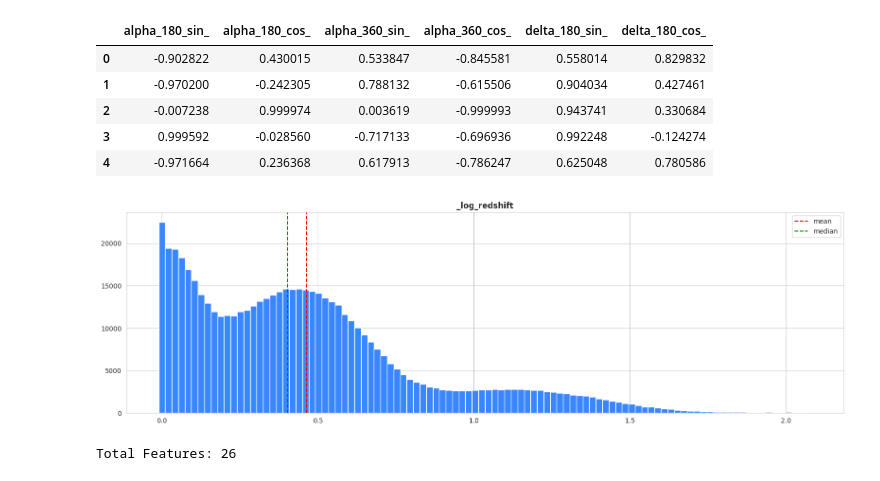
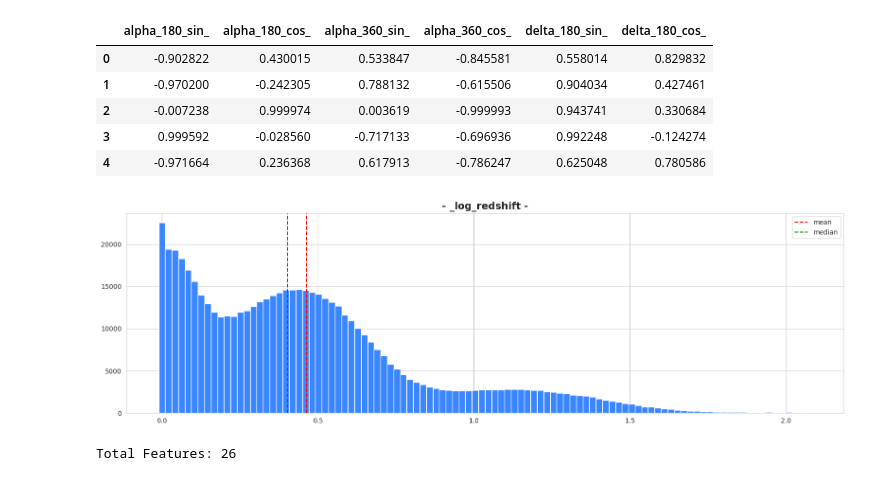
Before and after one commit to coded-sly/ps6e6-Stellar-Class, a Jupyter notebook: ps6e6-keras-fs-stellar.ipynb, the cells around one changed output. Saved outputs shown, nothing was run; the diff lists cells and outputs as text; code cells hidden in the pictures.

```diff
--- a/ps6e6-keras-fs-stellar.ipynb
+++ b/ps6e6-keras-fs-stellar.ipynb
@@ -597,26 +577,26 @@ train[cyclic_cols].head()
 # %%
 ## -- Create log-transformed features --
 for df in [train, test, orig]:
-    for col in ['redshift',]:
+    for col in ["redshift"]:
         n_log = f"_log_{col}"
         df[n_log] = np.log1p(df[col])
 
-log_cols = [c for c in train.columns if c.startswith('_log_')]
+log_cols = [c for c in train.columns if c.startswith("_log_")]
 
 plt.figure(figsize=(16, 5))
 
 for i, col in enumerate(log_cols):
     # plt.subplot(2, len(log_cols)//2, i+1)
     plt.hist(train[col], bins=100)
-    plt.axvline(x=train[col].mean(), color='r', linestyle='--', label='mean')
-    plt.axvline(x=train[col].median(), color='g', linestyle='--', label='median')
-    plt.title(f'{col}', fontweight='semibold')
+    plt.axvline(x=train[col].mean(), color='r', linestyle='--', label="mean")
+    plt.axvline(x=train[col].median(), color='g', linestyle='--', label="median")
+    plt.title(f"- {col} -", fontweight="semibold", fontsize=15)
     plt.legend()
 
 plt.tight_layout()
 plt.show()
 # %% [output]
-[figure, old version]
+[figure, new version]
 # %%
 # ## -- Frequency encoding --
 # freq_cols = []
```
Also changed, not shown: parts of 13 cells of this notebook.
